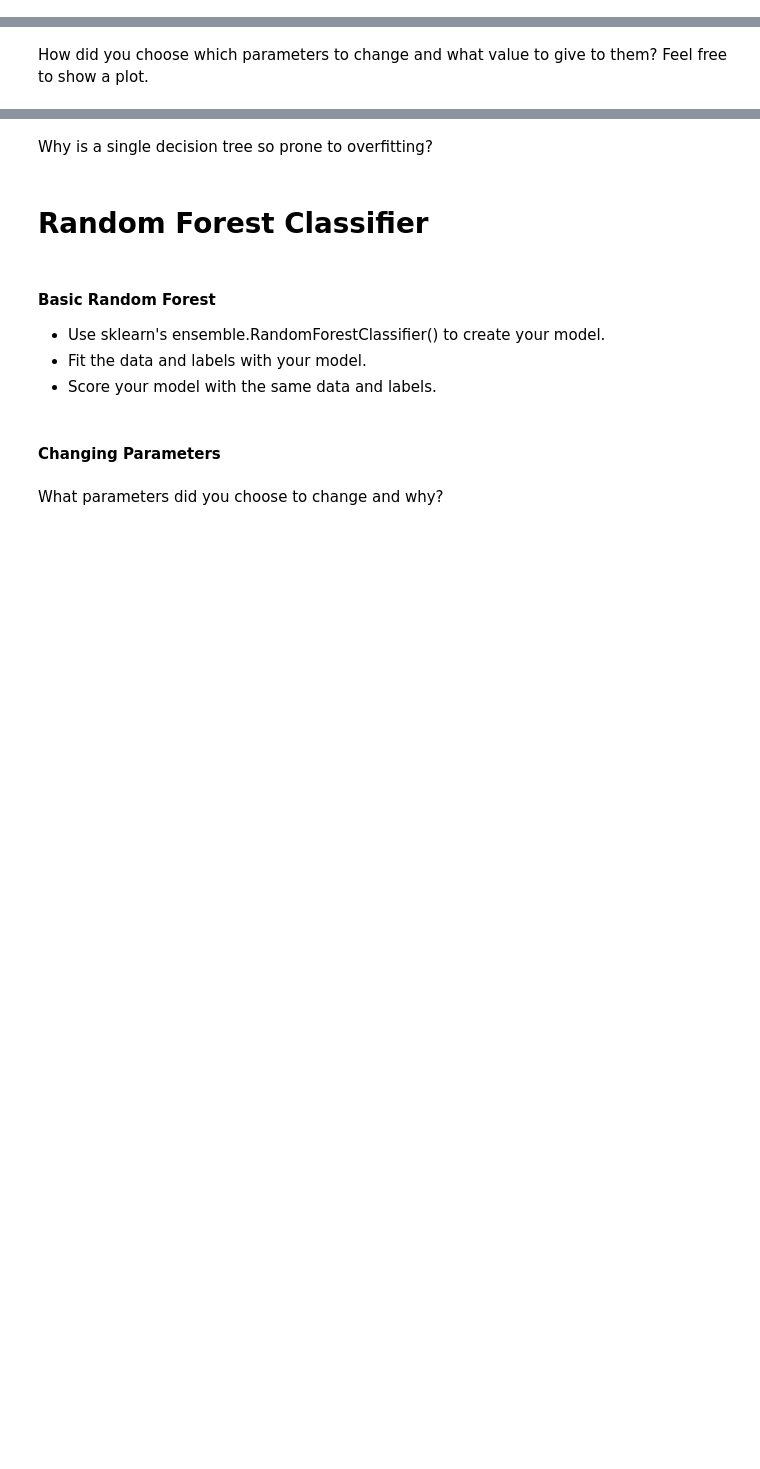
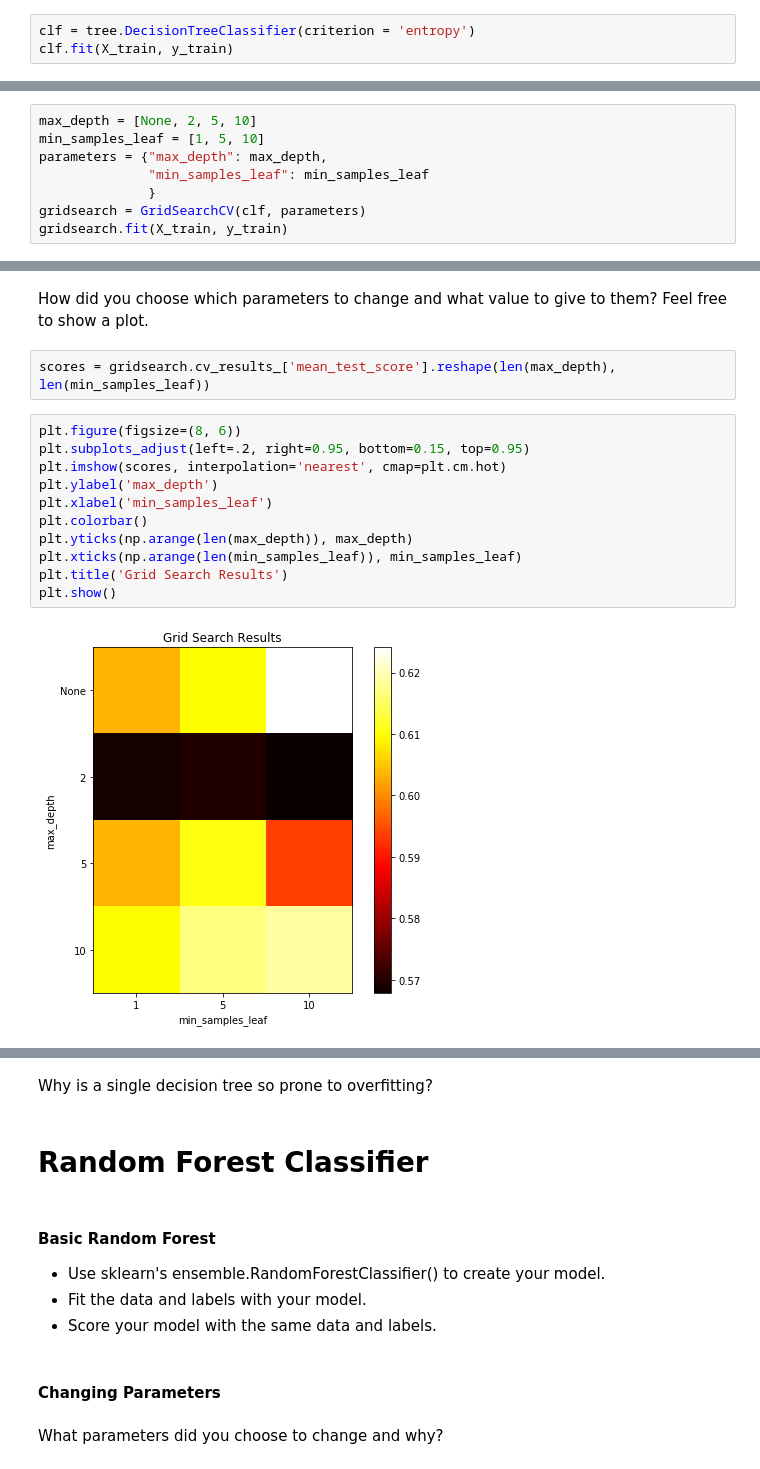
Before and after one commit to davidywang/Machine-Learning-Decal-Project-2, a Jupyter notebook: sentiment_analysis.ipynb, the cells around one changed output, grey strips where cells are left out. Drawn from its saved outputs; the diff is of its cells as text; blank space fills up the shorter version.

Commit message:
single decision tree

```diff
--- a/sentiment_analysis.ipynb
+++ b/sentiment_analysis.ipynb
@@ -148,3 +151,6 @@ logistic_reg.score(X_test, y_test)
 
 * Initialize your model as a decision tree with sklearn.
 * Fit the data and labels to the model.
+# %%
+clf = tree.DecisionTreeClassifier(criterion = 'entropy')
+clf.fit(X_train, y_train)
@@ -151,3 +172,11 @@ logistic_reg.score(X_test, y_test)
 # %% [markdown]
 #### Changing Parameters
 * To test out which value is optimal for a particular parameter, you can either loop through various values or look into `sklearn.model_selection.GridSearchCV`
+# %%
+max_depth = [None, 2, 5, 10]
+min_samples_leaf = [1, 5, 10]
+parameters = {"max_depth": max_depth,
+              "min_samples_leaf": min_samples_leaf
+              }
+gridsearch = GridSearchCV(clf, parameters)
+gridsearch.fit(X_train, y_train)
@@ -154,2 +195,17 @@ logistic_reg.score(X_test, y_test)
 # %% [markdown]
 How did you choose which parameters to change and what value to give to them? Feel free to show a plot.
+# %%
+scores = gridsearch.cv_results_['mean_test_score'].reshape(len(max_depth), len(min_samples_leaf))
+# %%
+plt.figure(figsize=(8, 6))
+plt.subplots_adjust(left=.2, right=0.95, bottom=0.15, top=0.95)
+plt.imshow(scores, interpolation='nearest', cmap=plt.cm.hot)
+plt.ylabel('max_depth')
+plt.xlabel('min_samples_leaf')
+plt.colorbar()
+plt.yticks(np.arange(len(max_depth)), max_depth)
+plt.xticks(np.arange(len(min_samples_leaf)), min_samples_leaf)
+plt.title('Grid Search Results')
+plt.show()
+# %% [output]
+[figure, added]
```
Also changed, not shown: parts of 11 cells of this notebook.
